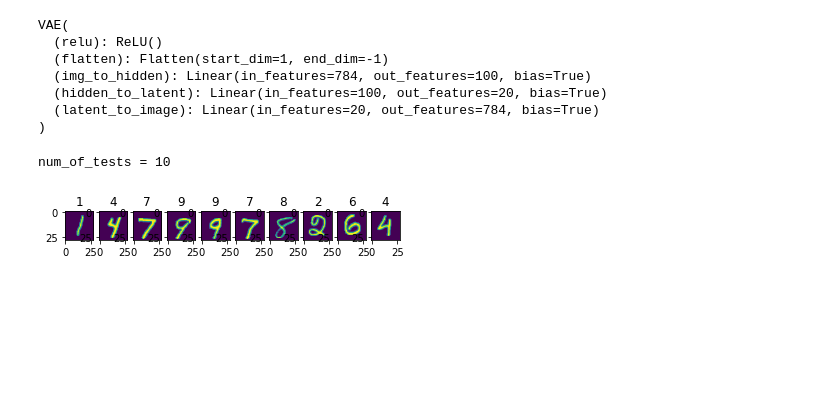
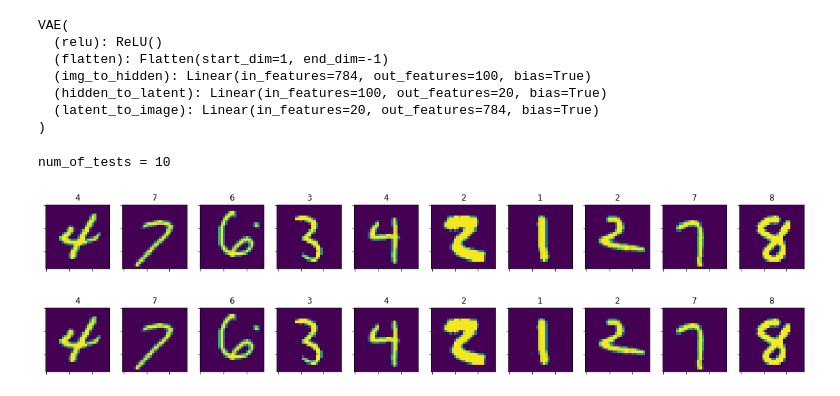
Before and after one commit to DominikOcsofszki/mlp, a Jupyter notebook: jp.ipynb, the cells around one changed output. Drawn from its saved outputs; the diff is of its cells as text; code cells hidden in the pictures; blank space fills up the shorter version.

Commit message:
added own test, pyplot. Added also tensorboard

```diff
--- a/jp.ipynb
+++ b/jp.ipynb
@@ -84,33 +84,51 @@ def get_test_images_random(count_of_images):
 # %%
 from torch.utils.data import Dataset
 import numpy as np
 import matplotlib.pyplot as plt
 
 # First create some toy data:
 # x = np.linspace(0, 2 * np.pi, 400)
 # y = np.sin(x ** 2)
 #
 # f, axs = plt.subplots(1, 4, sharey='all')
 # axs[0].plot(x, y)
 # axs[0].set_title('Sharing Y axis')
 # axs[1].scatter(x, y)
 # testing_images = get_test_images_random(3)
 
 
 def show_images_from_testing(count_of_images):
     testset = datasets.MNIST(root='data/testset', transform=transforms.ToTensor(), download=True)
     testsetloader = torch.utils.data.DataLoader(testset, batch_size=count_of_images, shuffle=True)  #TODO shuffle for
     testing_images, labels =  next(iter(testsetloader))
+    if count_of_images == 1 : num_of_tests = 2
+    num_of_tests = testing_images.__len__()
+    # fig, axs = plt.subplots(1, num_of_tests,sharey='all')
+    size_fig = 15
+    num_plots = count_of_images
+    if count_of_images == 1 : num_plots = 2
+    if count_of_images <= 8 : size_fig = 150 / count_of_images
+    if count_of_images <= 3 : size_fig = 5
+    if count_of_images > 8 : size_fig = 200 / count_of_images
+    if count_of_images > 15 : size_fig = 300 / count_of_images
+    fig, axs = plt.subplots(1, num_plots,figsize=(size_fig,size_fig))
+    fig2, axs2 = plt.subplots(1, num_plots,figsize=(size_fig,size_fig))
+    print(f'{num_of_tests = }')
 
-    num_of_tests = testing_images.__len__()
-    fig, axs = plt.subplots(1, num_of_tests)
-    print(f'{num_of_tests = }')
     for indx in range(num_of_tests):
+        axs[indx].set_yticklabels([]) # x-axis
+        axs[indx].set_xticklabels([]) # y-axis
         axs[indx].imshow(testing_images[indx,0,:,:])
         axs[indx].set_title(int(labels[indx]))
 
+    for indx in range(num_of_tests):
+        axs2[indx].set_yticklabels([]) # x-axis
+        axs2[indx].set_xticklabels([]) # y-axis
+        axs2[indx].imshow(testing_images[indx,0,:,:])
+        axs2[indx].set_title(int(labels[indx]))
 
 show_images_from_testing(10)
 # %% [output]
 num_of_tests = 10
-[figure, old version]
+[figure, new version]
+[figure, added]
```
Also changed, not shown: parts of 7 cells of this notebook, 1 other file.
